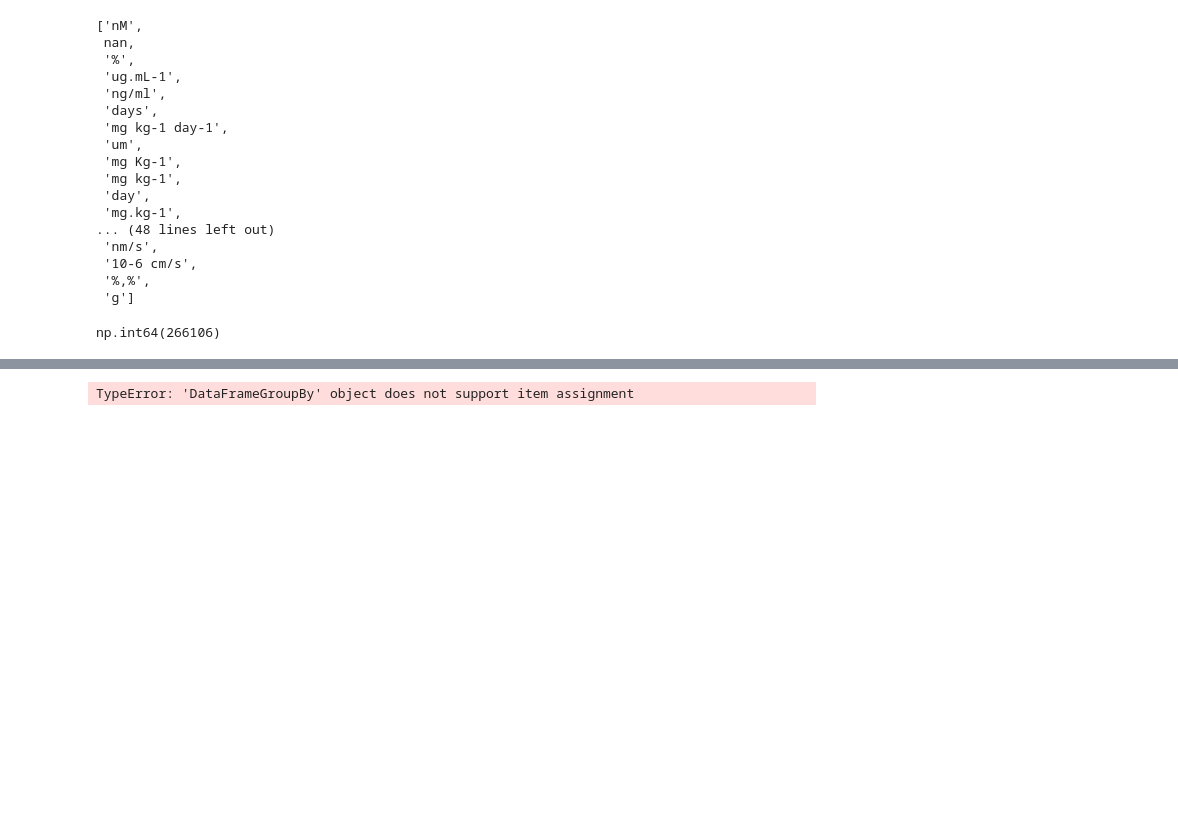
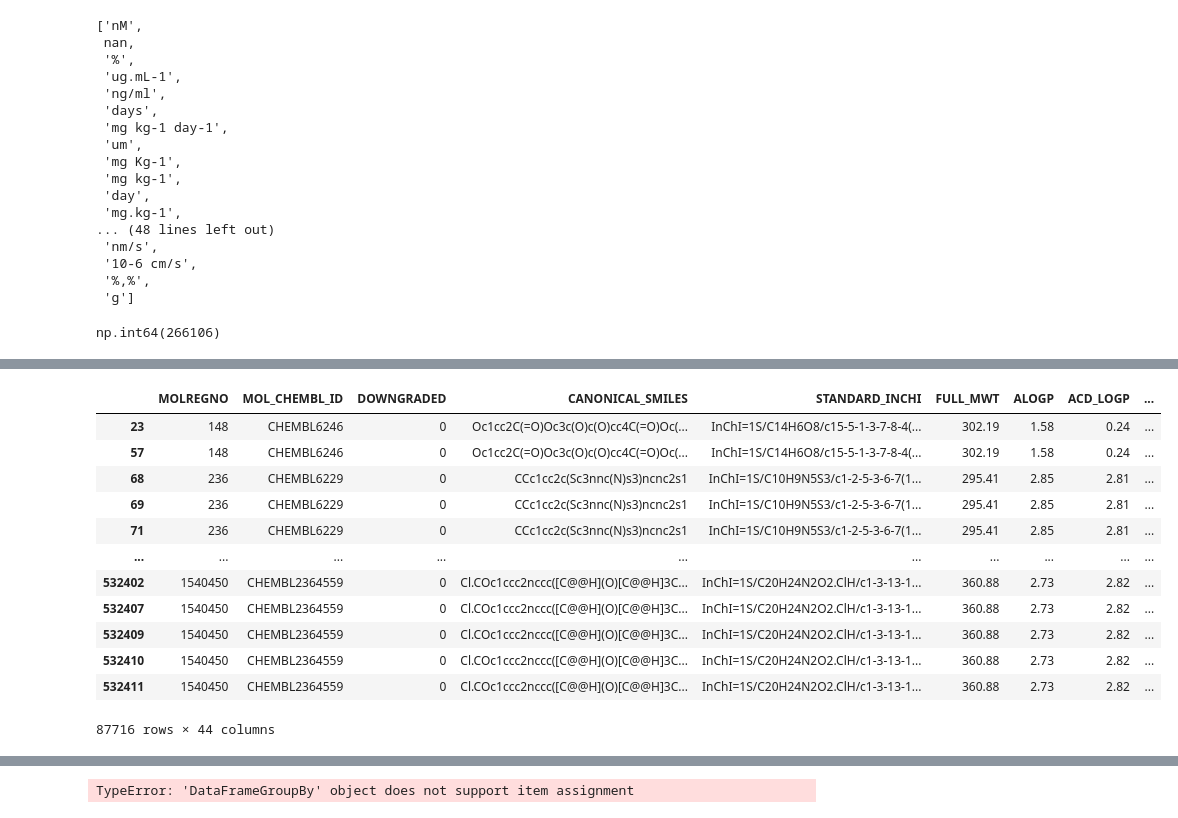
Before and after one commit to ajalamarvellous/de-novo-design-malaria, a Jupyter notebook: notebooks/process_data.ipynb, the cells around one changed output, grey strips where cells are left out. Saved outputs shown, nothing was run; the diff lists cells and outputs as text; code cells hidden in the pictures; blank space fills up the shorter version.

```diff
--- a/notebooks/process_data.ipynb
+++ b/notebooks/process_data.ipynb
@@ -184,0 +324,16 @@ Name: STANDARD_VALUE, Length: 266307, dtype: float64
+# %%
+df.query("STANDARD_UNITS == '%'")
+# %% [output]
+|  | MOLREGNO | MOL_CHEMBL_ID | DOWNGRADED | CANONICAL_SMILES | STANDARD_INCHI | FULL_MWT | ALOGP | ACD_LOGP | ... |
+| 23 | 148 | CHEMBL6246 | 0 | Oc1cc2C(=O)Oc3c(O)c(O)cc4C(=O)Oc(... | InChI=1S/C14H6O8/c15-5-1-3-7-8-4(... | 302.19 | 1.58 | 0.24 | ... |
+| 57 | 148 | CHEMBL6246 | 0 | Oc1cc2C(=O)Oc3c(O)c(O)cc4C(=O)Oc(... | InChI=1S/C14H6O8/c15-5-1-3-7-8-4(... | 302.19 | 1.58 | 0.24 | ... |
+| 68 | 236 | CHEMBL6229 | 0 | CCc1cc2c(Sc3nnc(N)s3)ncnc2s1 | InChI=1S/C10H9N5S3/c1-2-5-3-6-7(1... | 295.41 | 2.85 | 2.81 | ... |
+| 69 | 236 | CHEMBL6229 | 0 | CCc1cc2c(Sc3nnc(N)s3)ncnc2s1 | InChI=1S/C10H9N5S3/c1-2-5-3-6-7(1... | 295.41 | 2.85 | 2.81 | ... |
+| 71 | 236 | CHEMBL6229 | 0 | CCc1cc2c(Sc3nnc(N)s3)ncnc2s1 | InChI=1S/C10H9N5S3/c1-2-5-3-6-7(1... | 295.41 | 2.85 | 2.81 | ... |
+| ... | ... | ... | ... | ... | ... | ... | ... | ... | ... |
+| 532402 | 1540450 | CHEMBL2364559 | 0 | Cl.COc1ccc2nccc([C@@H](O)[C@@H]3C... | InChI=1S/C20H24N2O2.ClH/c1-3-13-1... | 360.88 | 2.73 | 2.82 | ... |
+| 532407 | 1540450 | CHEMBL2364559 | 0 | Cl.COc1ccc2nccc([C@@H](O)[C@@H]3C... | InChI=1S/C20H24N2O2.ClH/c1-3-13-1... | 360.88 | 2.73 | 2.82 | ... |
+| 532409 | 1540450 | CHEMBL2364559 | 0 | Cl.COc1ccc2nccc([C@@H](O)[C@@H]3C... | InChI=1S/C20H24N2O2.ClH/c1-3-13-1... | 360.88 | 2.73 | 2.82 | ... |
+| 532410 | 1540450 | CHEMBL2364559 | 0 | Cl.COc1ccc2nccc([C@@H](O)[C@@H]3C... | InChI=1S/C20H24N2O2.ClH/c1-3-13-1... | 360.88 | 2.73 | 2.82 | ... |
+| 532411 | 1540450 | CHEMBL2364559 | 0 | Cl.COc1ccc2nccc([C@@H](O)[C@@H]3C... | InChI=1S/C20H24N2O2.ClH/c1-3-13-1... | 360.88 | 2.73 | 2.82 | ... |
+87716 rows × 44 columns
```
Also changed, not shown: parts of 24 cells of this notebook.
